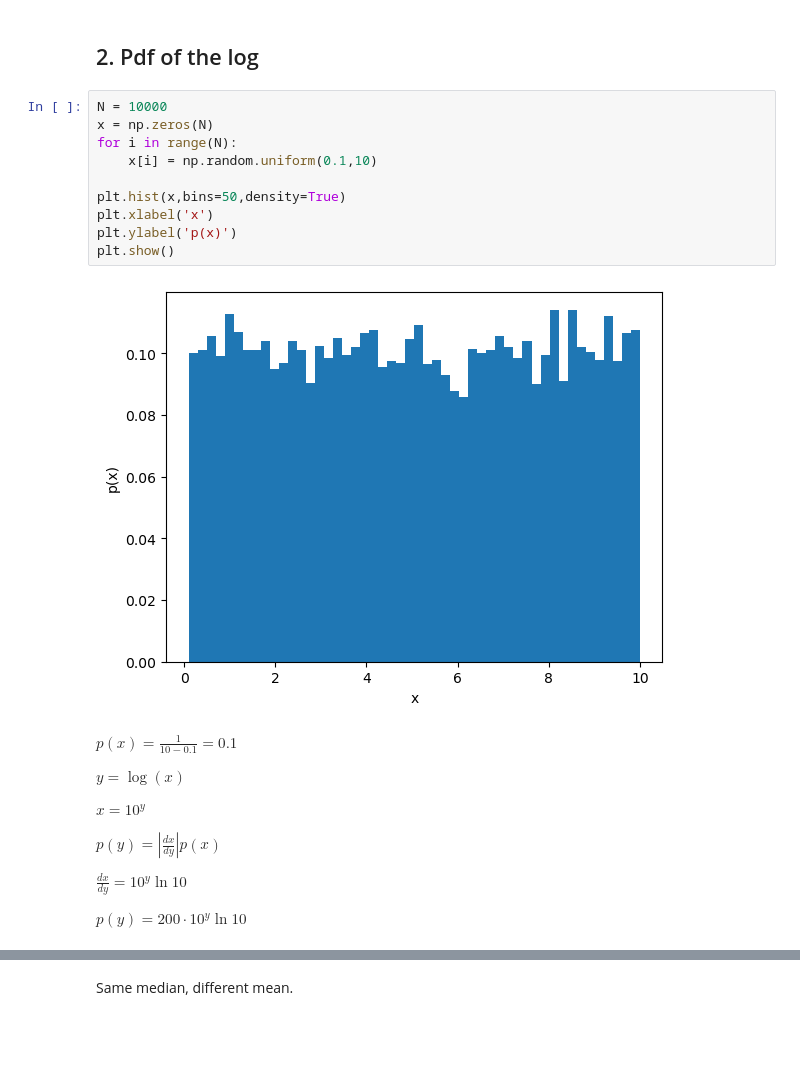
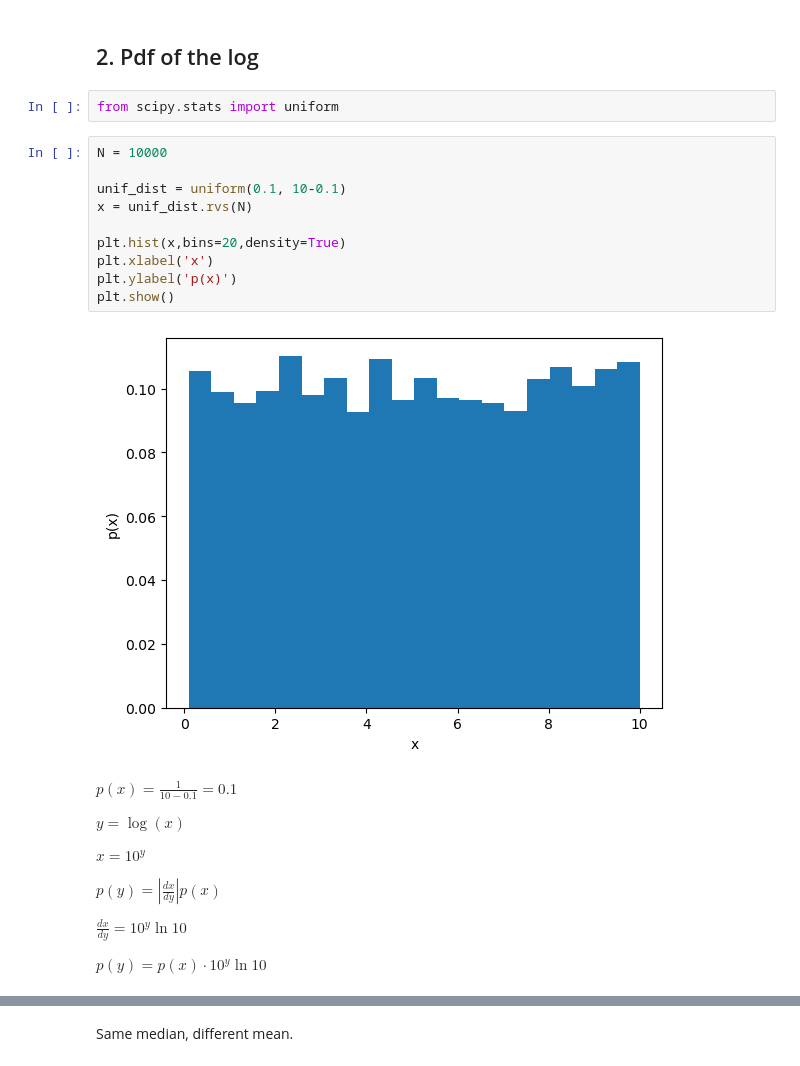
Before and after one commit to Amedeo1054/astrostat_mlearn, a Jupyter notebook: L02_MontyHall_pdf.ipynb, the cells around one changed output, grey strips where cells are left out. Drawn from its saved outputs; the diff is of its cells as text; blank space fills up the shorter version.

```diff
--- a/L02_MontyHall_pdf.ipynb
+++ b/L02_MontyHall_pdf.ipynb
@@ -145,17 +258,19 @@ plt.show()
 # %% [markdown]
 ## 2. Pdf of the log
+# %%
+from scipy.stats import uniform
 # %%
 N = 10000
-x = np.zeros(N)
-for i in range(N):
-    x[i] = np.random.uniform(0.1,10)
 
-plt.hist(x,bins=50,density=True)
+unif_dist = uniform(0.1, 10-0.1)
+x = unif_dist.rvs(N)
+
+plt.hist(x,bins=20,density=True)
 plt.xlabel('x')
 plt.ylabel('p(x)')
 plt.show()
 # %% [output]
-[figure, old version]
+[figure, new version]
 # %% [markdown]
 $p(x)=\frac{1}{10-0.1}=0.1$
 
@@ -167,6 +282,6 @@ $p(y)=\left|\frac{dx}{dy}\right|p(x)$
 
 $\frac{dx}{dy}=10^y \ln10$
 
-$p(y)=200 \cdot 10^y \ln10 $
+$p(y)=p(x) \cdot 10^y \ln10 $
 # %%
 y = np.log10(x)
```
Also changed, not shown: parts of 8 cells of this notebook.
